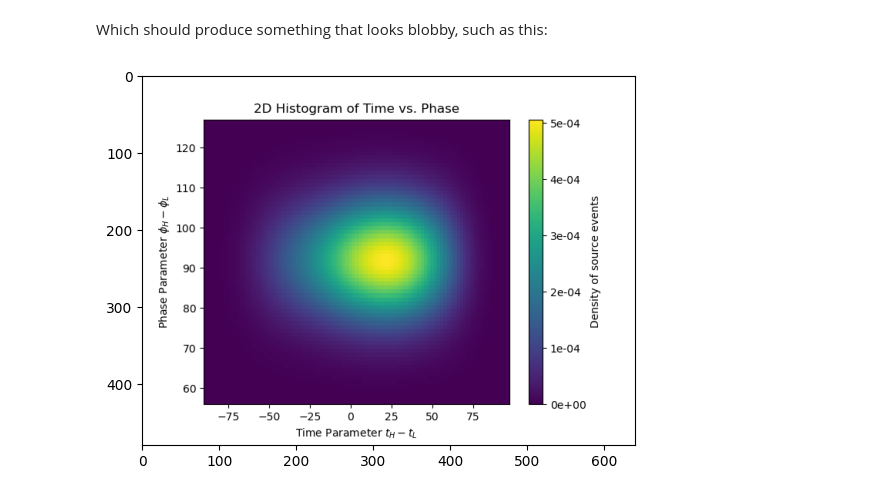
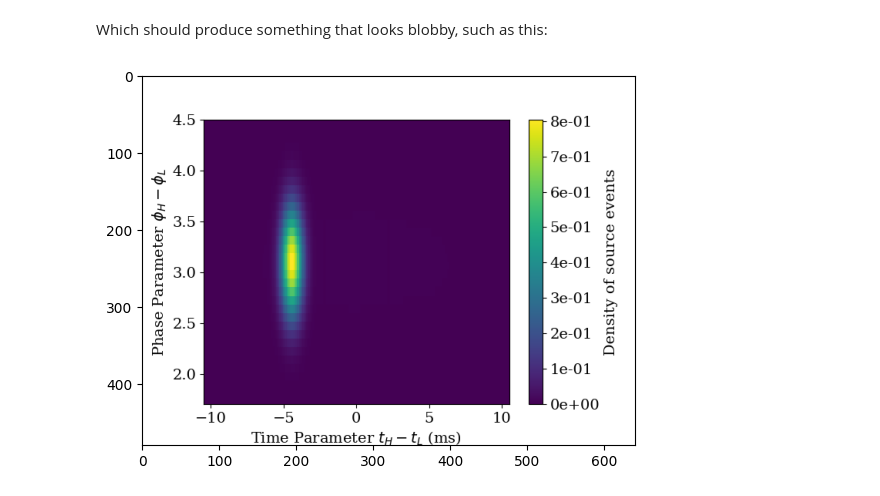
Before and after one commit to viviana-caceres/gtligo-mma, a Jupyter notebook: pynu/DtDpPDFTutorial.ipynb, the cells around one changed output. Saved outputs shown, nothing was run; the diff lists cells and outputs as text; code cells hidden in the pictures.

```diff
--- a/pynu/DtDpPDFTutorial.ipynb
+++ b/pynu/DtDpPDFTutorial.ipynb
@@ -39,31 +27,40 @@ If you want to visualize the PDF, you can either open it in VScode or something,
 import h5py
 import matplotlib.pyplot as plt
 
-filename = "/home/hannah.griggs/nu/banks/pynu_tests/skyloc/tests/dtdphase/L1H1-stat-S200128d.hdf"
+filename = "/home/hannah.griggs/nu/pynu_tests/skyloc/dtdphase/L1H1-stat-GRB170111815.hdf"
+event_name = 'GRB170111815'
 with h5py.File(filename, 'r') as f:
     # Assuming 'ifo0' is the reference IFO dataset
-    param_bin = f['L1/param_bin'][:]
-    weights = f['L1/weights'][:]
+    param_bin = f['H1/param_bin'][:]
+    weights = f['H1/weights'][:]
+    twidth = f.attrs['twidth']
+    pwidth = f.attrs['pwidth']
 
-# Extract the parameters of interest (e.g., time and phase)
+plt.rcParams['font.size']=14
+plt.rcParams['font.family']='serif'
+
+# Extract the parameters of interest (e.g., tiSme and phase)
 # Change these indices according to your specific parameters
-param_time = param_bin['c0']
-param_phase = param_bin['c1']
+param_time = param_bin['c0']*twidth*1000
+param_phase = param_bin['c1']*pwidth
 
 # Create a 2D histogram
-plt.hist2d(param_time, param_phase, bins=(120, 65), weights=weights, cmap='viridis', density=True)
+plt.hist2d(param_time, param_phase, bins=(181, 74), weights=weights, cmap='viridis', density=True,label=event_desc)
 plt.colorbar(label="Density of source events", format='%.0e')
-plt.xlabel('Time Parameter $t_{L}-t_{H}$')
-plt.ylabel('Phase Parameter $\phi_{L}-\phi_{H}$')
-plt.title('2D Histogram of Time vs. Phase')
+plt.xlabel('Time Parameter $t_{H}-t_{L}$ (ms)',fontsize=14)
+plt.ylabel('Phase Parameter $\phi_{H}-\phi_{L}$',fontsize=14)
+plt.ylim(1.7,4.5)
+plt.xlim(-10.5,10.5)
+
+#plt.savefig('figures/timephaseSky_'+event_name+'.png')
 plt.show()
 # %% [markdown]
 Which should produce something that looks blobby, such as this:
 # %%
 import matplotlib.image as mpimg
 import matplotlib.pyplot as plt
-img = mpimg.imread('/Users/griggsks/Desktop/tpsky.png')
+img = mpimg.imread('/Users/griggsks/Desktop/timephaseSky_GRB170111815.png')
 imgplot = plt.imshow(img)
 plt.show()
 # %% [output]
-[figure, old version]
+[figure, new version]
```
Also changed, not shown: parts of 11 cells of this notebook.
